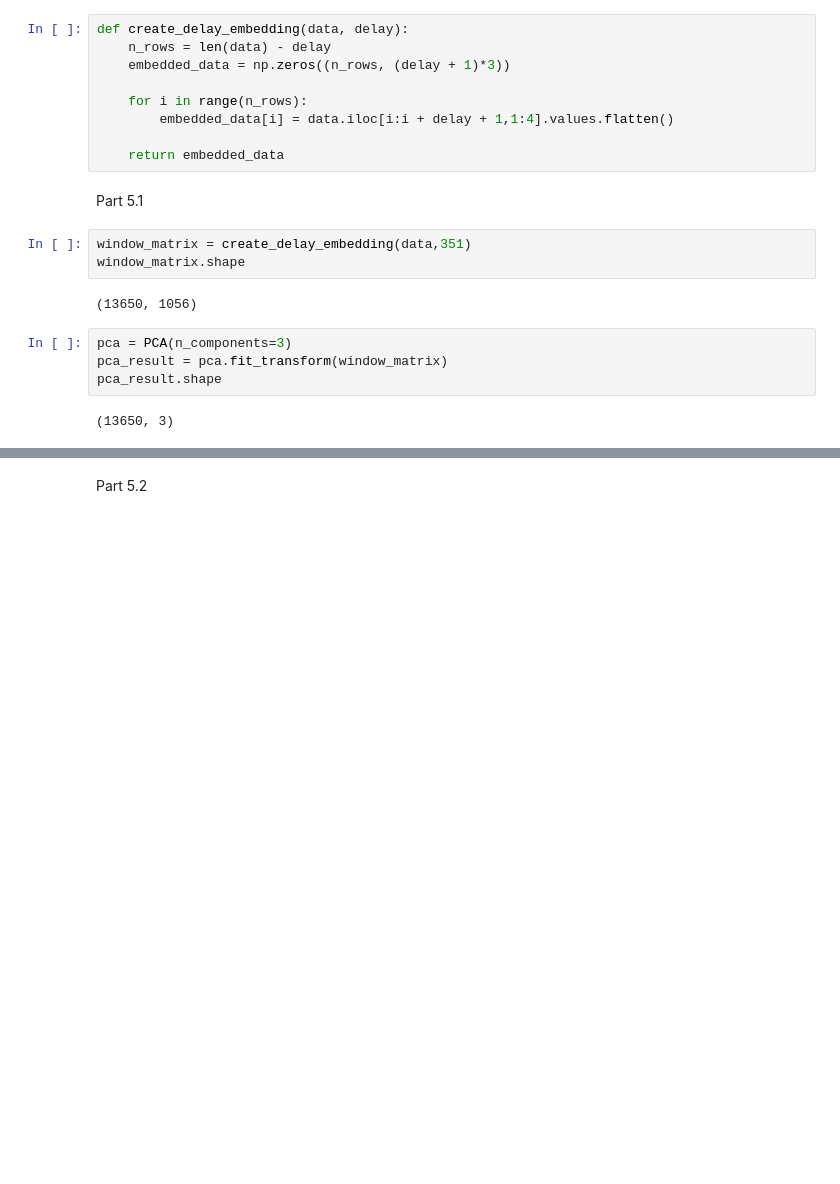
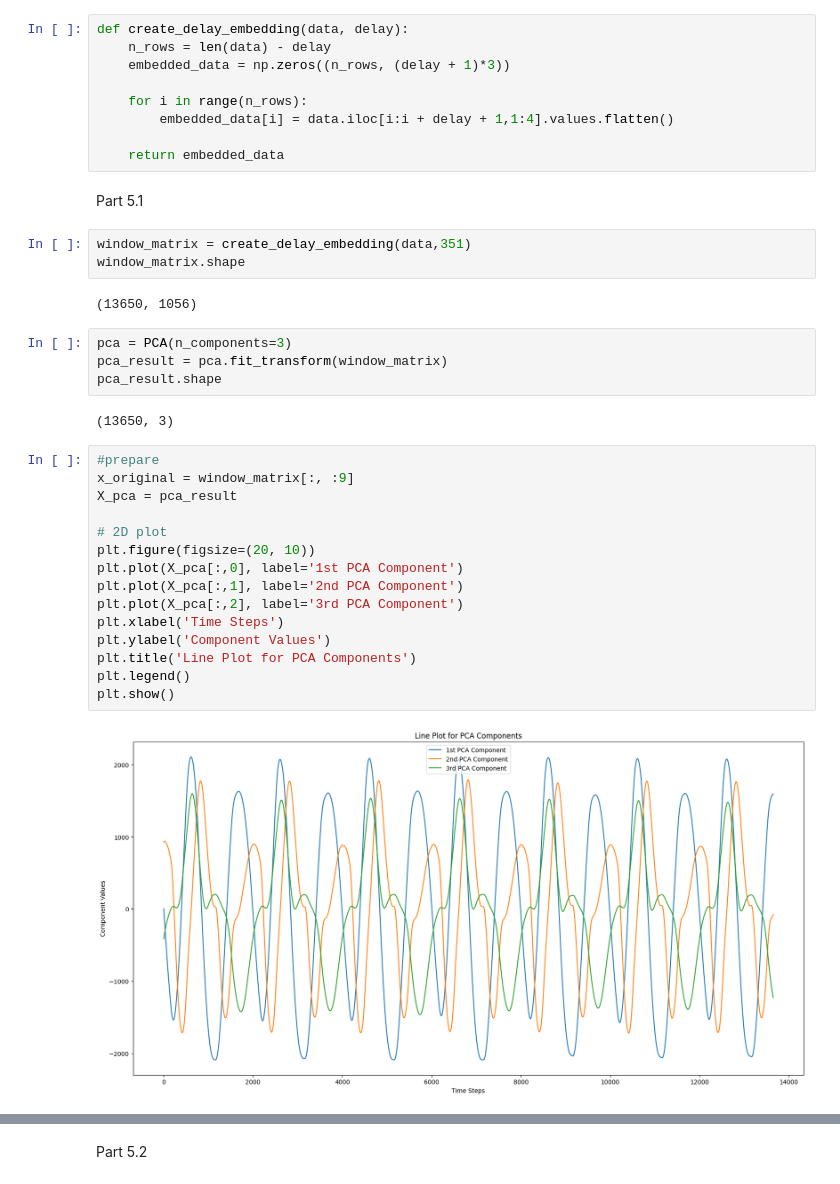
Before and after one commit to mymermer/MLCMS, a Jupyter notebook: Exercise05/task5.ipynb, the cells around one changed output, grey strips where cells are left out. Cells and saved outputs as stored; diff of their text form; blank space fills up the shorter version.

```diff
--- a/Exercise05/task5.ipynb
+++ b/Exercise05/task5.ipynb
@@ -55,4 +55,21 @@ pca_result = pca.fit_transform(window_matrix)
 pca_result.shape
 # %% [output]
 (13650, 3)
+# %%
+#prepare
+x_original = window_matrix[:, :9]
+X_pca = pca_result
+
+# 2D plot
+plt.figure(figsize=(20, 10))
+plt.plot(X_pca[:,0], label='1st PCA Component')
+plt.plot(X_pca[:,1], label='2nd PCA Component')
+plt.plot(X_pca[:,2], label='3rd PCA Component')
+plt.xlabel('Time Steps')
+plt.ylabel('Component Values')
+plt.title('Line Plot for PCA Components')
+plt.legend()
+plt.show()
+# %% [output]
+[figure, added]
 # %%
```
Also changed, not shown: parts of 24 cells of this notebook.
